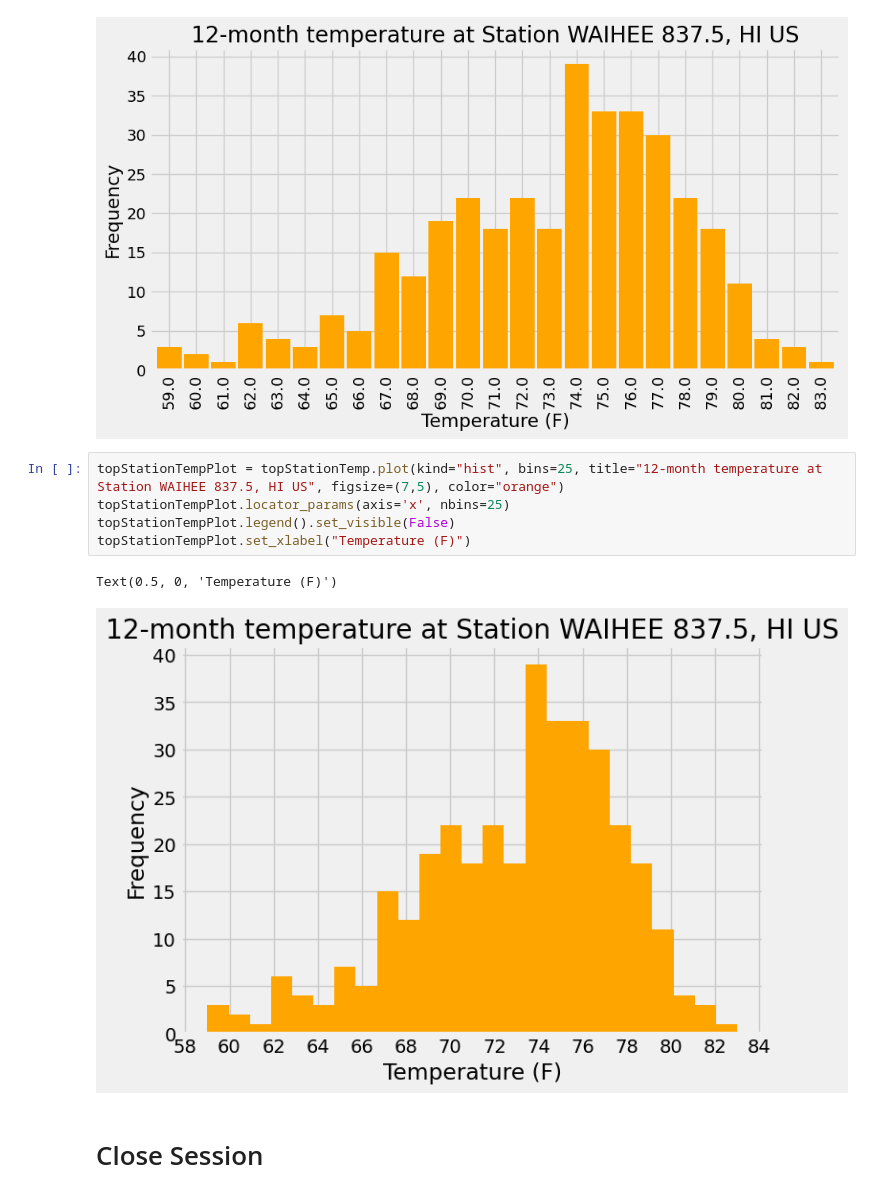
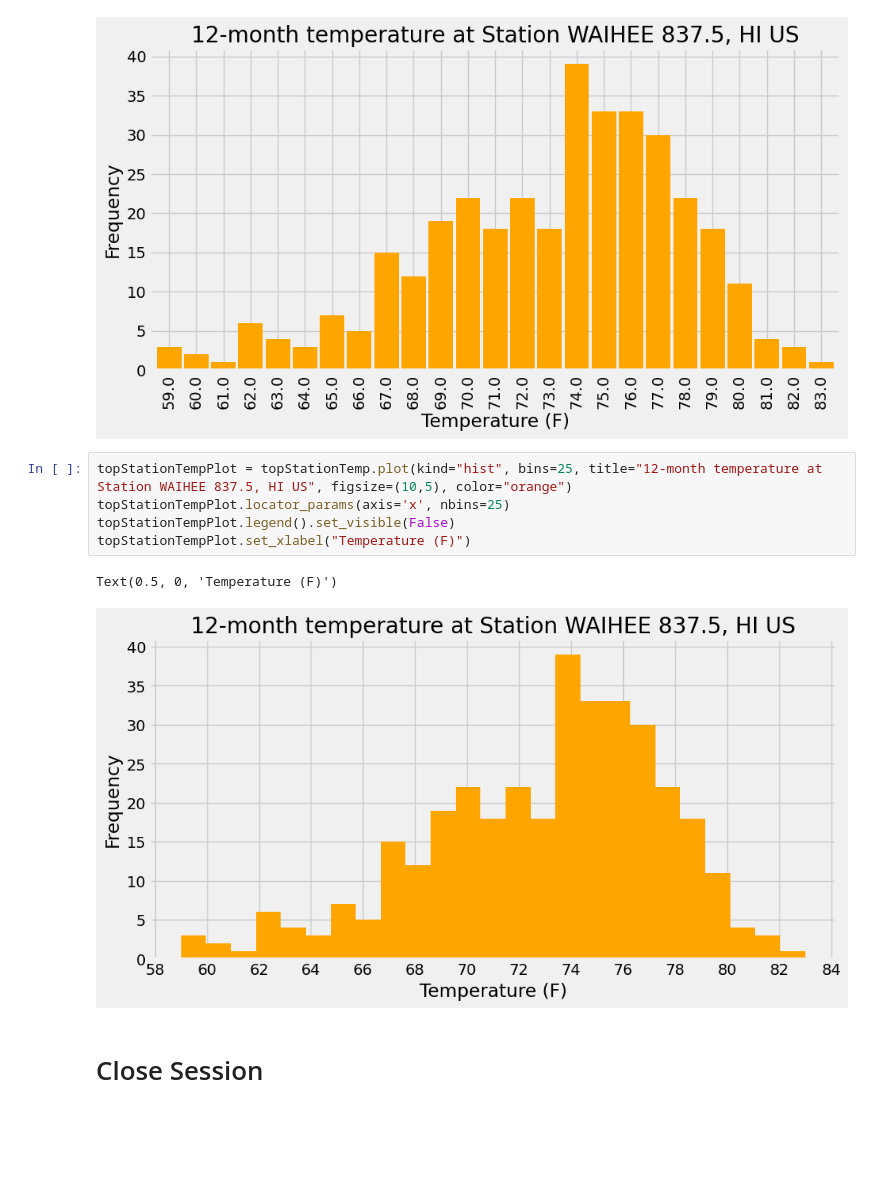
Before and after one commit to kendraliu/SQL-Alchemy-challenge, a Jupyter notebook: SurfsUp/climate.ipynb, the cells around one changed output. Saved outputs shown, nothing was run; the diff lists cells and outputs as text; blank space fills up the shorter version.

```diff
--- a/SurfsUp/climate.ipynb
+++ b/SurfsUp/climate.ipynb
@@ -299,13 +281,13 @@ topStationTempFqPlot.legend().set_visible(False)
 # %% [output]
 [figure]
 # %%
-topStationTempPlot = topStationTemp.plot(kind="hist", bins=25, title="12-month temperature at Station WAIHEE 837.5, HI US", figsize=(7,5), color="orange")
+topStationTempPlot = topStationTemp.plot(kind="hist", bins=25, title="12-month temperature at Station WAIHEE 837.5, HI US", figsize=(10,5), color="orange")
 topStationTempPlot.locator_params(axis='x', nbins=25)
 topStationTempPlot.legend().set_visible(False)
 topStationTempPlot.set_xlabel("Temperature (F)")
 # %% [output]
 Text(0.5, 0, 'Temperature (F)')
-[figure, old version]
+[figure, new version]
 # %% [markdown]
 # Close Session
 # %%
```
Also changed, not shown: parts of 1 cell of this notebook.
